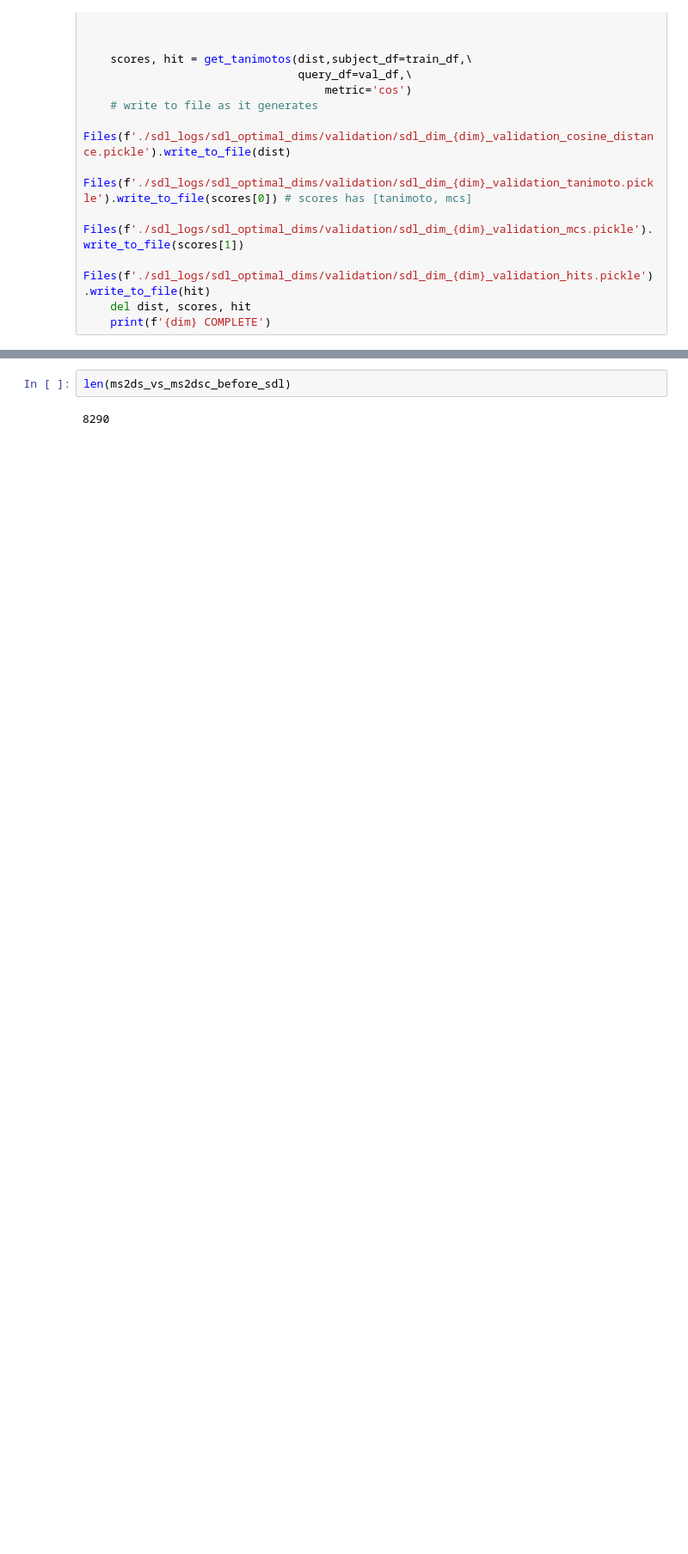
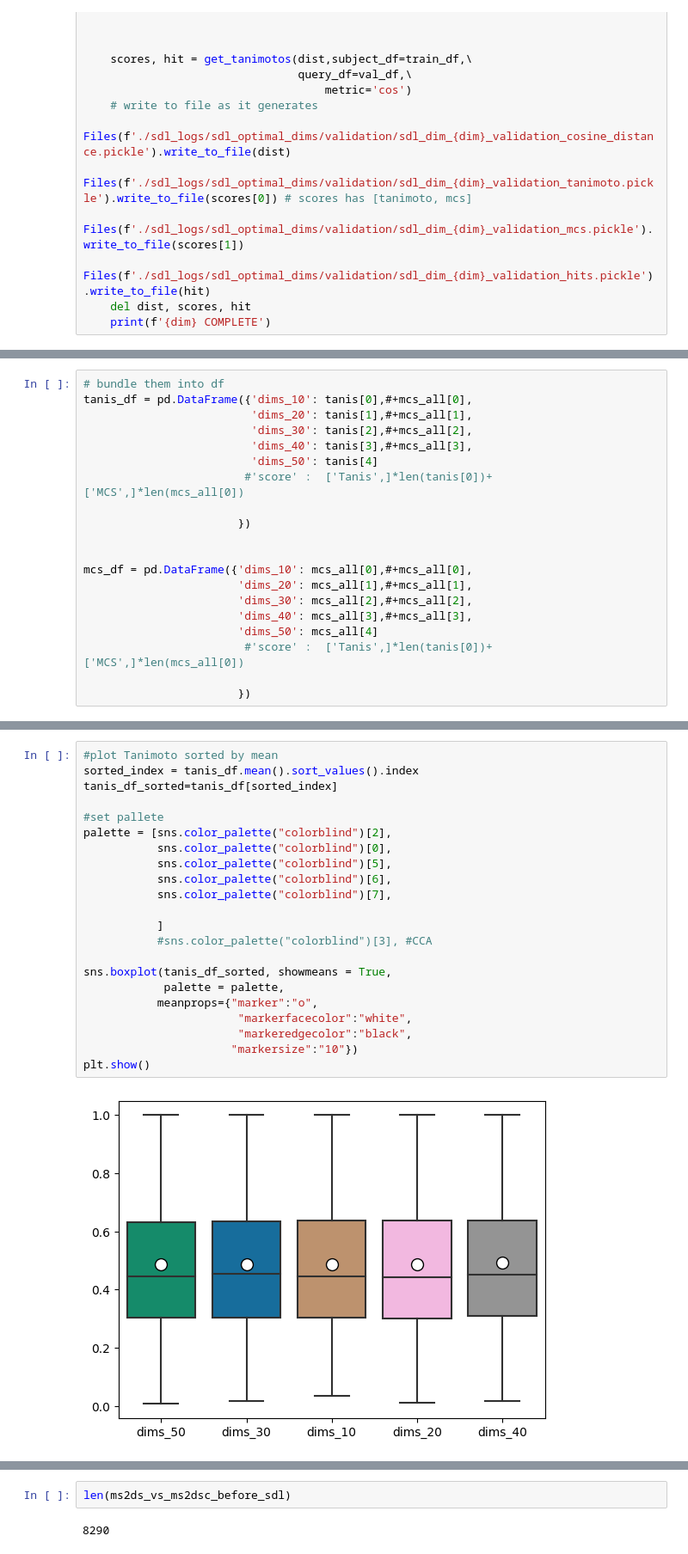
Before and after one commit to LukaLmelias/DeepCCA_thesis, a Jupyter notebook: spectra_structure_prediction.ipynb, the cells around one changed output, grey strips where cells are left out. Shown at 86% size. Cells and saved outputs as stored; diff of their text form; blank space fills up the shorter version.

```diff
--- a/spectra_structure_prediction.ipynb
+++ b/spectra_structure_prediction.ipynb
@@ -539,0 +548,20 @@ MemoryError:
+# %%
+# bundle them into df
+tanis_df = pd.DataFrame({'dims_10': tanis[0],#+mcs_all[0],
+                         'dims_20': tanis[1],#+mcs_all[1],
+                         'dims_30': tanis[2],#+mcs_all[2],
+                         'dims_40': tanis[3],#+mcs_all[3],
+                         'dims_50': tanis[4]
+                        #'score' :  ['Tanis',]*len(tanis[0])+ ['MCS',]*len(mcs_all[0])
+
+                       })
+
+
+mcs_df = pd.DataFrame({'dims_10': mcs_all[0],#+mcs_all[0],
+                       'dims_20': mcs_all[1],#+mcs_all[1],
+                       'dims_30': mcs_all[2],#+mcs_all[2],
+                       'dims_40': mcs_all[3],#+mcs_all[3],
+                       'dims_50': mcs_all[4]
+                        #'score' :  ['Tanis',]*len(tanis[0])+ ['MCS',]*len(mcs_all[0])
+
+                       })
@@ -539,0 +570,24 @@ MemoryError:
+# %%
+#plot Tanimoto sorted by mean
+sorted_index = tanis_df.mean().sort_values().index
+tanis_df_sorted=tanis_df[sorted_index]
+
+#set pallete
+palette = [sns.color_palette("colorblind")[2],
+           sns.color_palette("colorblind")[0],
+           sns.color_palette("colorblind")[5],
+           sns.color_palette("colorblind")[6],
+           sns.color_palette("colorblind")[7],
+
+           ]
+           #sns.color_palette("colorblind")[3], #CCA
+
+sns.boxplot(tanis_df_sorted, showmeans = True,
+            palette = palette,
+           meanprops={"marker":"o",
+                       "markerfacecolor":"white",
+                       "markeredgecolor":"black",
+                      "markersize":"10"})
+plt.show()
+# %% [output]
+[figure, added]
```
Also changed, not shown: parts of 57 cells of this notebook.
